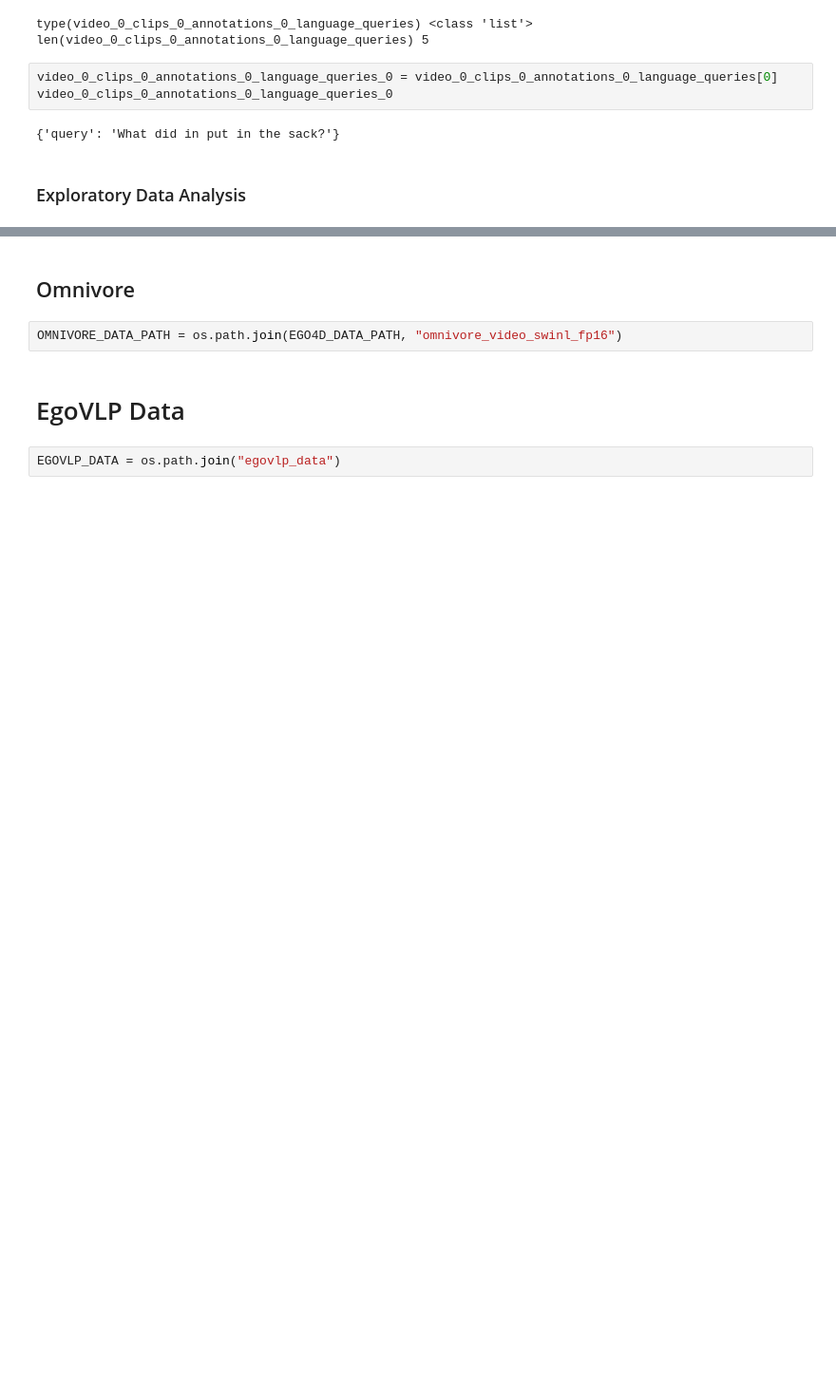
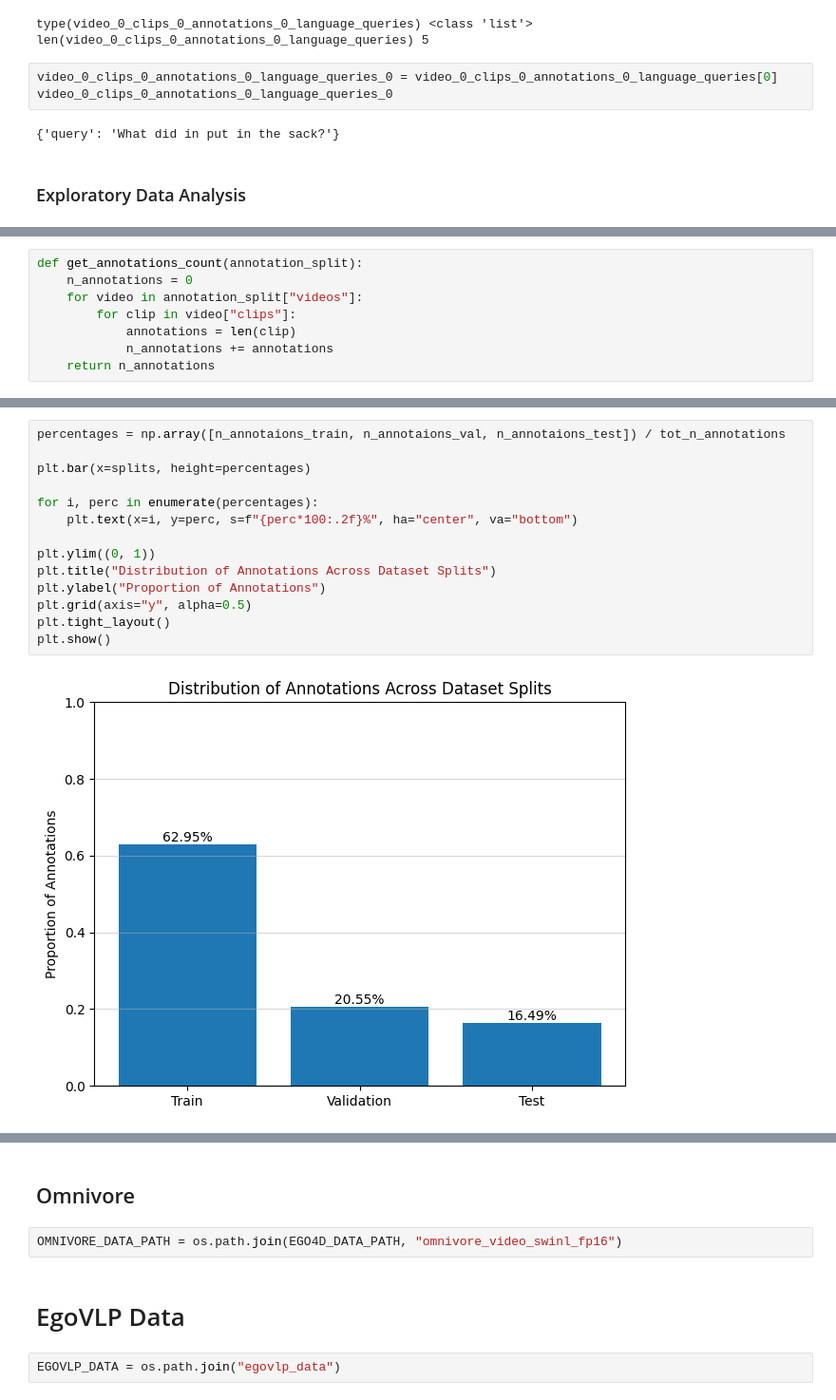
Before and after one commit to AndreaLolli2912/ARDA-VSLNet-FiLM-Enhanced-Knowledge-Distillation-for-Efficient-NLQ-Localization-in-Ego4D-Videos, a Jupyter notebook: notebooks/data_exploration.ipynb, the cells around one changed output, grey strips where cells are left out. Shown at 95% size. Saved outputs shown, nothing was run; the diff lists cells and outputs as text; blank space fills up the shorter version.

```diff
--- a/notebooks/data_exploration.ipynb
+++ b/notebooks/data_exploration.ipynb
@@ -469,0 +590,8 @@ n_videos_test = nlq_annotations["test"]
+# %%
+def get_annotations_count(annotation_split):
+    n_annotations = 0
+    for video in annotation_split["videos"]:
+        for clip in video["clips"]:
+            annotations = len(clip)
+            n_annotations += annotations
+    return n_annotations
@@ -469,0 +614,16 @@ n_videos_test = nlq_annotations["test"]
+# %%
+percentages = np.array([n_annotaions_train, n_annotaions_val, n_annotaions_test]) / tot_n_annotations
+
+plt.bar(x=splits, height=percentages)
+
+for i, perc in enumerate(percentages):
+    plt.text(x=i, y=perc, s=f"{perc*100:.2f}%", ha="center", va="bottom")
+
+plt.ylim((0, 1))
+plt.title("Distribution of Annotations Across Dataset Splits")
+plt.ylabel("Proportion of Annotations")
+plt.grid(axis="y", alpha=0.5)
+plt.tight_layout()
+plt.show()
+# %% [output]
+[figure, added]
```
Also changed, not shown: parts of 39 cells of this notebook.
